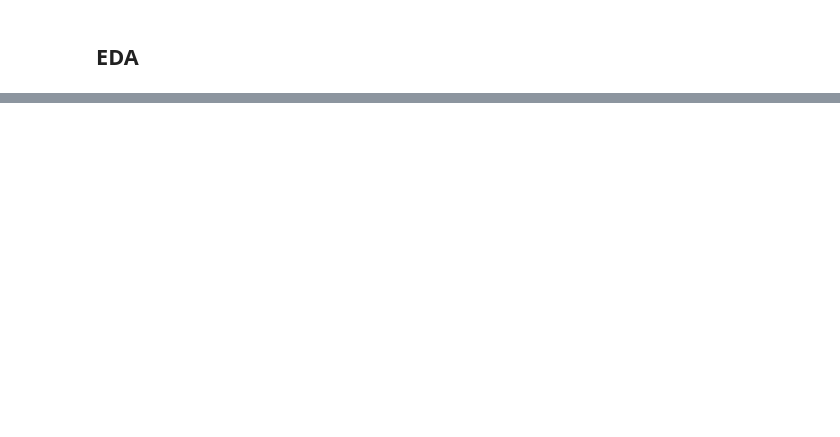
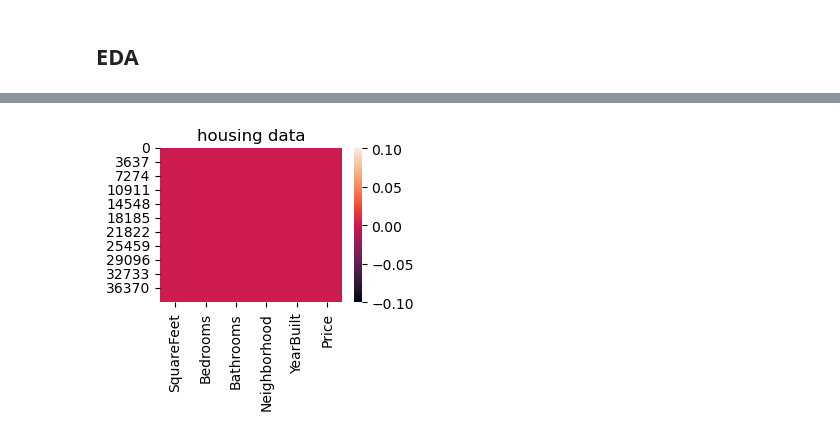
Before and after one commit to minamaher58/Housing-Price-Prediction, a Jupyter notebook: house_price_prediction.ipynb, the cells around one changed output, grey strips where cells are left out. Saved outputs shown, nothing was run; the diff lists cells and outputs as text; code cells hidden in the pictures; blank space fills up the shorter version.

```diff
--- a/house_price_prediction.ipynb
+++ b/house_price_prediction.ipynb
@@ -15,7 +19,3 @@ housing_data.head()
 | 2 | 1860 | 2 | 1 | Suburb | 1970 | 306891.012076 |
 | 3 | 2294 | 2 | 1 | Urban | 1996 | 206786.787153 |
 | 4 | 2130 | 5 | 2 | Suburb | 2001 | 272436.239065 |
-# %%
-train, test = train_test_split(housing_data, test_size=0.2, random_state=42)
-train = train.reset_index(drop=True)
-test = test.reset_index(drop=True)
@@ -39,0 +43,10 @@ display(test.head())
+# %%
+plt.figure(figsize = (10, 2))
+
+plt.subplot(1, 3, 1)
+plt.title("housing data")
+sns.heatmap(train.isnull())
+
+plt.show()
+# %% [output]
+[figure, added]
```
Also changed, not shown: parts of 16 cells of this notebook.
